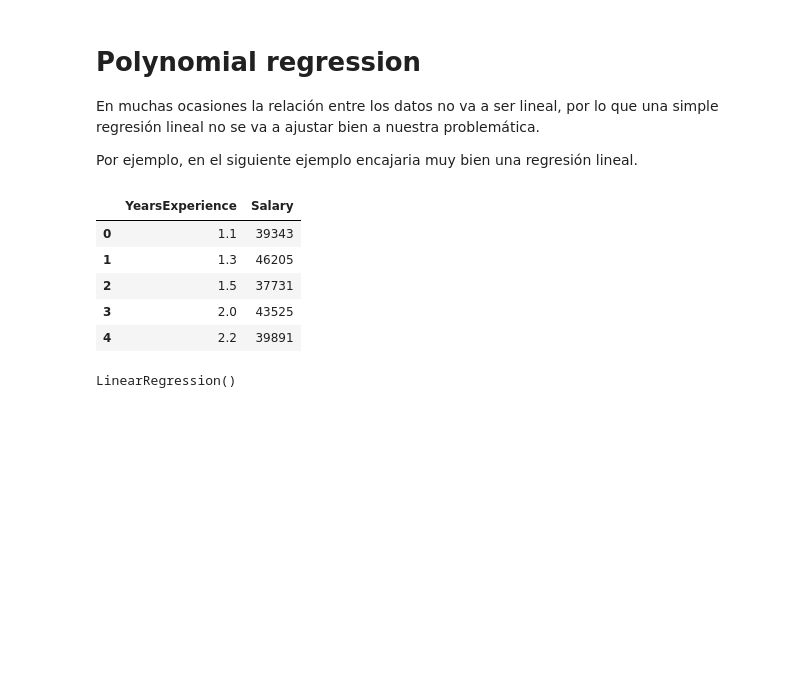
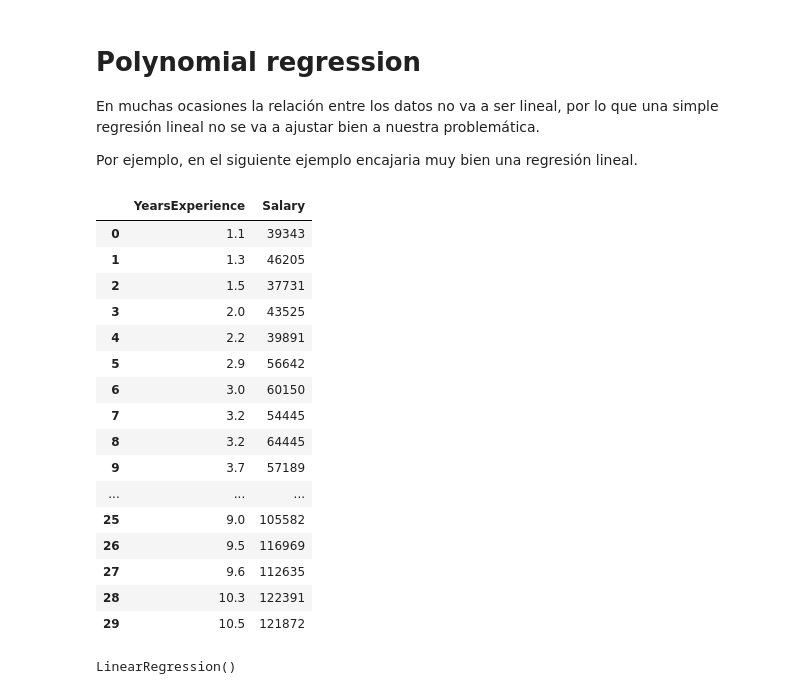
Before and after one commit to diego-dng/1025_DS_VITORIA, a Jupyter notebook: 3-Machine_Learning/1-Supervisado/1-Regression/2-Polynomial_Regression/2_polynomial_regression.ipynb, the cells around one changed output. Drawn from its saved outputs; the diff is of its cells as text; code cells hidden in the pictures; blank space fills up the shorter version.

```diff
--- a/3-Machine_Learning/1-Supervisado/1-Regression/2-Polynomial_Regression/2_polynomial_regression.ipynb
+++ b/3-Machine_Learning/1-Supervisado/1-Regression/2-Polynomial_Regression/2_polynomial_regression.ipynb
@@ -6,18 +6,29 @@ Por ejemplo, en el siguiente ejemplo encajaria muy bien una regresión lineal.
 # %%
 import pandas as pd
 import seaborn as sns
 import matplotlib.pyplot as plt
 from sklearn.linear_model import LinearRegression
 
 df = pd.read_csv('data/salary_data.csv')
-df.head()
+df
 # %% [output]
 |  | YearsExperience | Salary |
 | 0 | 1.1 | 39343 |
 | 1 | 1.3 | 46205 |
 | 2 | 1.5 | 37731 |
 | 3 | 2.0 | 43525 |
 | 4 | 2.2 | 39891 |
+| 5 | 2.9 | 56642 |
+| 6 | 3.0 | 60150 |
+| 7 | 3.2 | 54445 |
+| 8 | 3.2 | 64445 |
+| 9 | 3.7 | 57189 |
+| ... | ... | ... |
+| 25 | 9.0 | 105582 |
+| 26 | 9.5 | 116969 |
+| 27 | 9.6 | 112635 |
+| 28 | 10.3 | 122391 |
+| 29 | 10.5 | 121872 |
 # %%
 X = df[['YearsExperience']]
 y = df['Salary']
```
Also changed, not shown: parts of 14 cells of this notebook, 3 other files.
